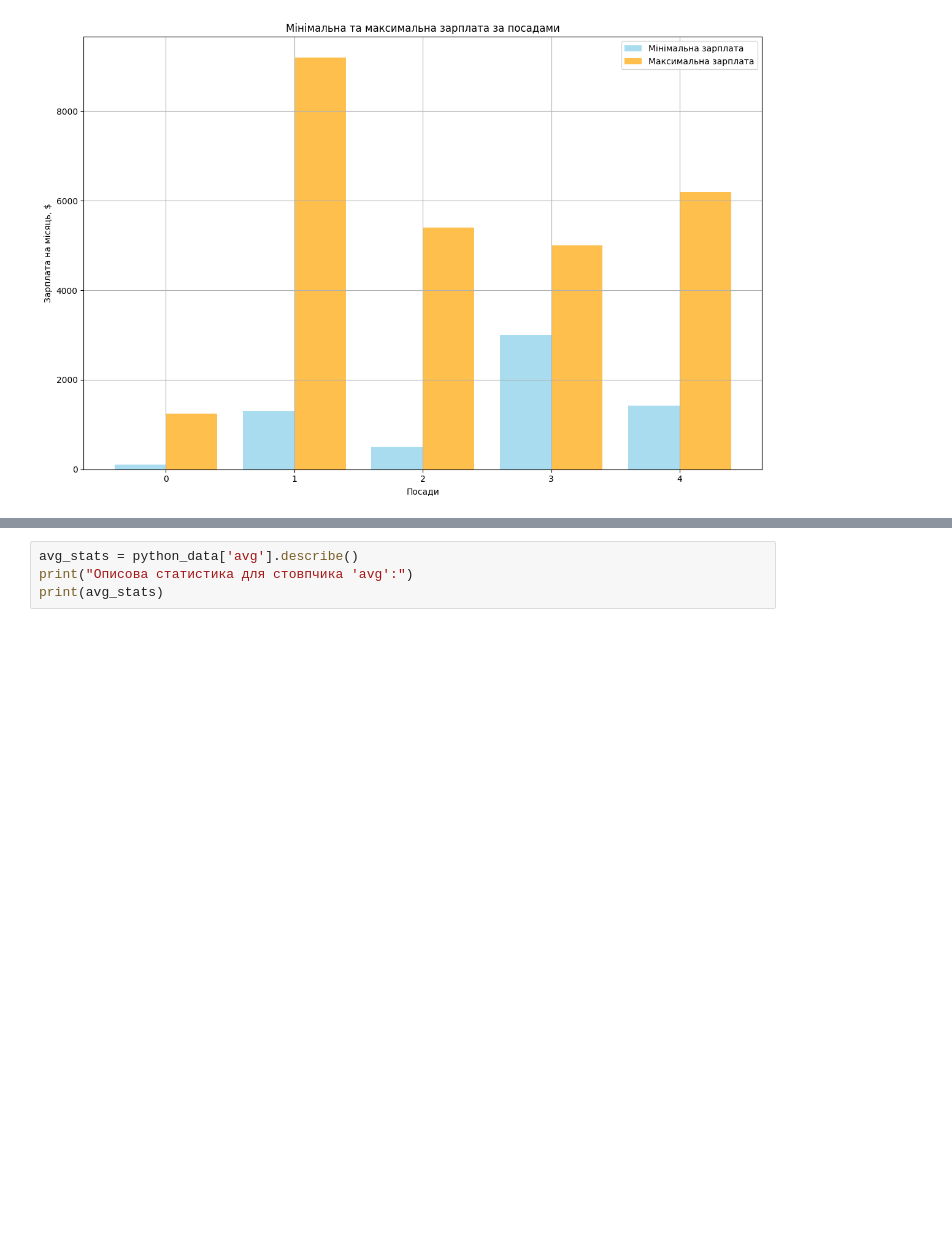
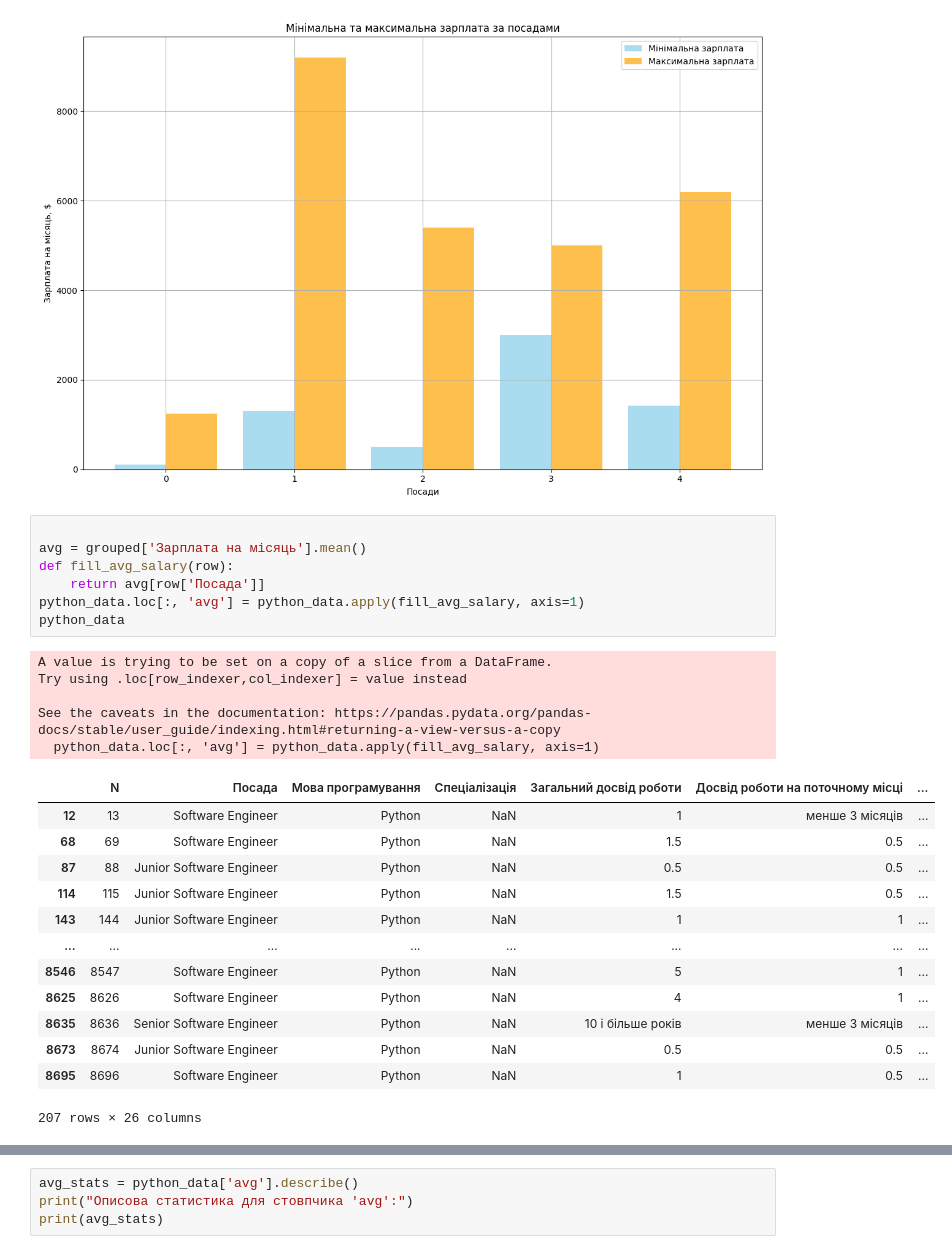
Before and after one commit to PollyK21/data_hw2, a Jupyter notebook: Hw2.2.ipynb, the cells around one changed output, grey strips where cells are left out. Cells and saved outputs as stored; diff of their text form; blank space fills up the shorter version.

```diff
--- a/Hw2.2.ipynb
+++ b/Hw2.2.ipynb
@@ -166,4 +163,30 @@ Software Engineer                       500  5400
 System Architect                       3000  5000
 Technical Lead                         1425  6200
 [figure]
+# %%
+
+avg = grouped['Зарплата на місяць'].mean()
+def fill_avg_salary(row):
+    return avg[row['Посада']]
+python_data.loc[:, 'avg'] = python_data.apply(fill_avg_salary, axis=1)
+python_data
+# %% [output]
+A value is trying to be set on a copy of a slice from a DataFrame.
+Try using .loc[row_indexer,col_indexer] = value instead
+
+See the caveats in the documentation: https://pandas.pydata.org/pandas-docs/stable/user_guide/indexing.html#returning-a-view-versus-a-copy
+  python_data.loc[:, 'avg'] = python_data.apply(fill_avg_salary, axis=1)
+|  | N | Посада | Мова програмування | Спеціалізація | Загальний досвід роботи | Досвід роботи на поточному місці | ... |
+| 12 | 13 | Software Engineer | Python | NaN | 1 | менше 3 місяців | ... |
+| 68 | 69 | Software Engineer | Python | NaN | 1.5 | 0.5 | ... |
+| 87 | 88 | Junior Software Engineer | Python | NaN | 0.5 | 0.5 | ... |
+| 114 | 115 | Junior Software Engineer | Python | NaN | 1.5 | 0.5 | ... |
+| 143 | 144 | Junior Software Engineer | Python | NaN | 1 | 1 | ... |
+| ... | ... | ... | ... | ... | ... | ... | ... |
+| 8546 | 8547 | Software Engineer | Python | NaN | 5 | 1 | ... |
+| 8625 | 8626 | Software Engineer | Python | NaN | 4 | 1 | ... |
+| 8635 | 8636 | Senior Software Engineer | Python | NaN | 10 і більше років | менше 3 місяців | ... |
+| 8673 | 8674 | Junior Software Engineer | Python | NaN | 0.5 | 0.5 | ... |
+| 8695 | 8696 | Software Engineer | Python | NaN | 1 | 0.5 | ... |
+207 rows × 26 columns
 # %%
```
Also changed, not shown: parts of 3 cells of this notebook, 2 other files.
